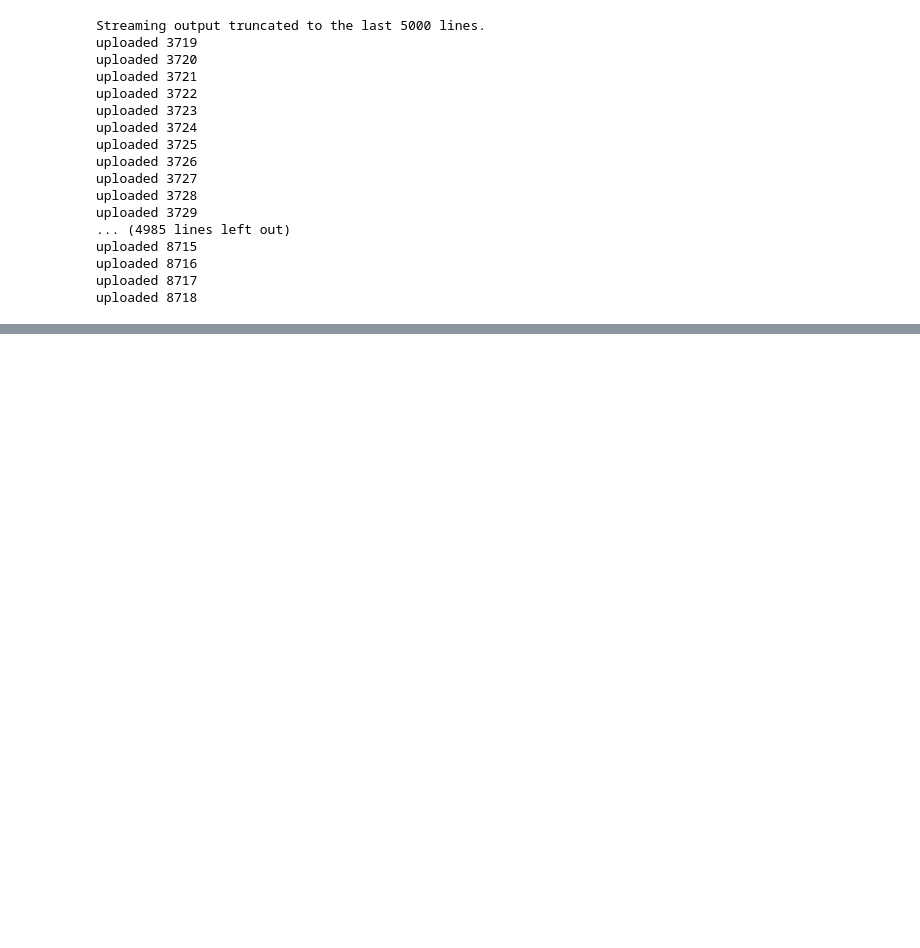
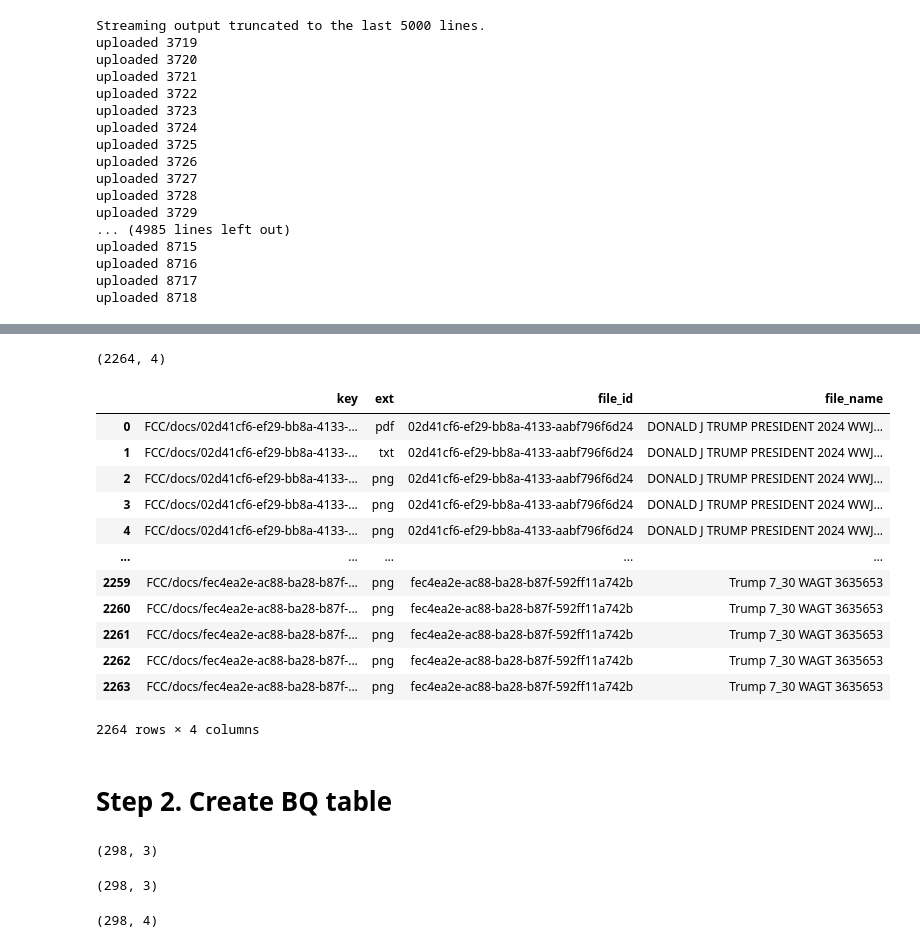
Before and after one commit to densmyslov/bq-hackathon, a Jupyter notebook: notebooks/0_load_trump_pdfs_gcp_bucket.ipynb, the cells around one changed output, grey strips where cells are left out. Drawn from its saved outputs; the diff is of its cells as text; code cells hidden in the pictures; blank space fills up the shorter version.

```diff
--- a/notebooks/0_load_trump_pdfs_gcp_bucket.ipynb
+++ b/notebooks/0_load_trump_pdfs_gcp_bucket.ipynb
@@ -550,0 +589,58 @@ def extract_and_upload_pdf_gcs(
+# %%
+bucket = 'trump-political-ads-sample'
+prefix = 'FCC/docs'
+
+def list_bucket_objects_with_prefix(bucket_name, prefix):
+    """Lists all the objects in the bucket with the given prefix and returns a list of their names."""
+    blobs = gcs_client.list_blobs(bucket_name, prefix=prefix)
+    return [blob.name for blob in blobs]
+
+keys  = list_bucket_objects_with_prefix(bucket, prefix)
+
+keys_df = pd.DataFrame(keys, columns=['key'])
+keys_df['ext'] = keys_df['key'].str.extract(r'(...)$')[0].tolist()
+
+keys_df['file_id'] = keys_df['key'].str.split('/').str[2]
+keys_df['file_name'] = keys_df['key'].str.split('/').str[3]
+
+
+print(keys_df.shape)
+# %% [output]
+(2264, 4)
+# %%
+keys_df
+# %% [output]
+|  | key | ext | file_id | file_name |
+| 0 | FCC/docs/02d41cf6-ef29-bb8a-4133-... | pdf | 02d41cf6-ef29-bb8a-4133-aabf796f6d24 | DONALD J TRUMP PRESIDENT 2024 WWJ... |
+| 1 | FCC/docs/02d41cf6-ef29-bb8a-4133-... | txt | 02d41cf6-ef29-bb8a-4133-aabf796f6d24 | DONALD J TRUMP PRESIDENT 2024 WWJ... |
+| 2 | FCC/docs/02d41cf6-ef29-bb8a-4133-... | png | 02d41cf6-ef29-bb8a-4133-aabf796f6d24 | DONALD J TRUMP PRESIDENT 2024 WWJ... |
+| 3 | FCC/docs/02d41cf6-ef29-bb8a-4133-... | png | 02d41cf6-ef29-bb8a-4133-aabf796f6d24 | DONALD J TRUMP PRESIDENT 2024 WWJ... |
+| 4 | FCC/docs/02d41cf6-ef29-bb8a-4133-... | png | 02d41cf6-ef29-bb8a-4133-aabf796f6d24 | DONALD J TRUMP PRESIDENT 2024 WWJ... |
+| ... | ... | ... | ... | ... |
+| 2259 | FCC/docs/fec4ea2e-ac88-ba28-b87f-... | png | fec4ea2e-ac88-ba28-b87f-592ff11a742b | Trump 7_30 WAGT 3635653 |
+| 2260 | FCC/docs/fec4ea2e-ac88-ba28-b87f-... | png | fec4ea2e-ac88-ba28-b87f-592ff11a742b | Trump 7_30 WAGT 3635653 |
+| 2261 | FCC/docs/fec4ea2e-ac88-ba28-b87f-... | png | fec4ea2e-ac88-ba28-b87f-592ff11a742b | Trump 7_30 WAGT 3635653 |
+| 2262 | FCC/docs/fec4ea2e-ac88-ba28-b87f-... | png | fec4ea2e-ac88-ba28-b87f-592ff11a742b | Trump 7_30 WAGT 3635653 |
+| 2263 | FCC/docs/fec4ea2e-ac88-ba28-b87f-... | png | fec4ea2e-ac88-ba28-b87f-592ff11a742b | Trump 7_30 WAGT 3635653 |
+2264 rows × 4 columns
+# %% [markdown]
+# Step 2. Create BQ table
+# %%
+image_key_df = keys_df.query("ext=='png' & key.str.contains('page_1\\.')").copy()
+image_key_df.pop('ext')
+image_key_df.rename(columns={"key": "image_key"},inplace=True)
+image_key_df.shape
+# %% [output]
+(298, 3)
+# %%
+pdf_key_df = keys_df.query("ext=='pdf'").copy()
+pdf_key_df.pop('ext')
+pdf_key_df.rename(columns={"key": "pdf_key"},inplace=True)
+pdf_key_df.shape
+# %% [output]
+(298, 3)
+# %%
+df = pdf_key_df.merge(image_key_df, on=['file_id','file_name'], how='left')
+df.shape
+# %% [output]
+(298, 4)
```
Also changed, not shown: parts of 23 cells of this notebook.
